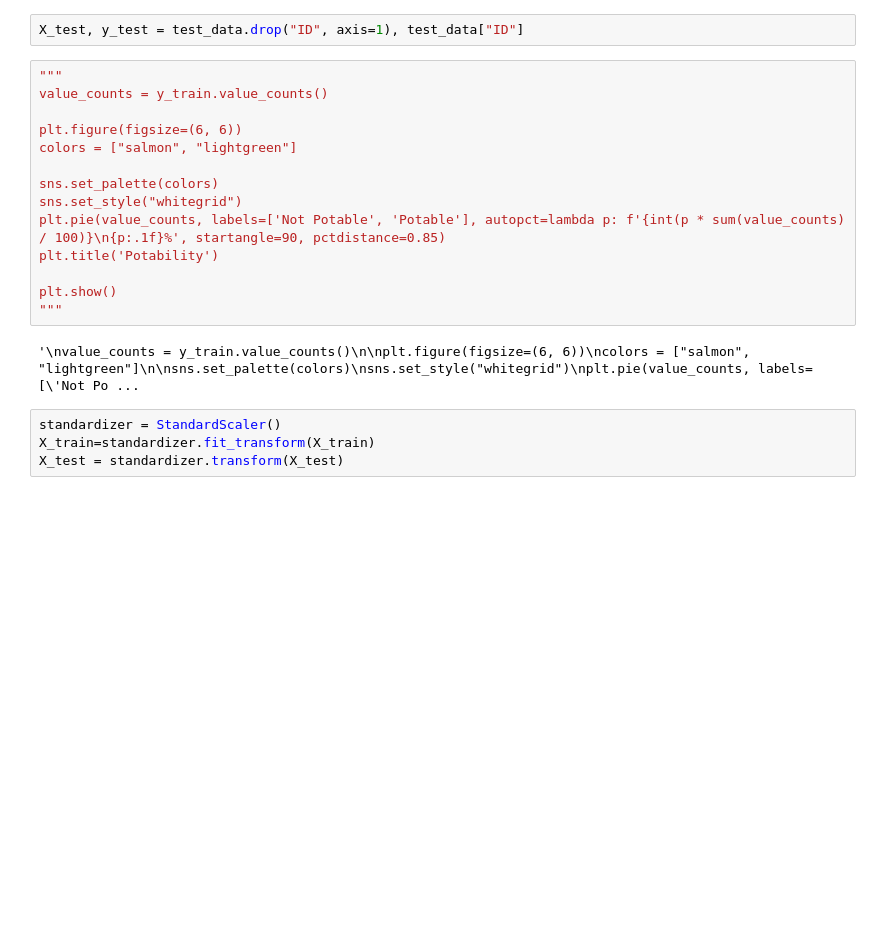
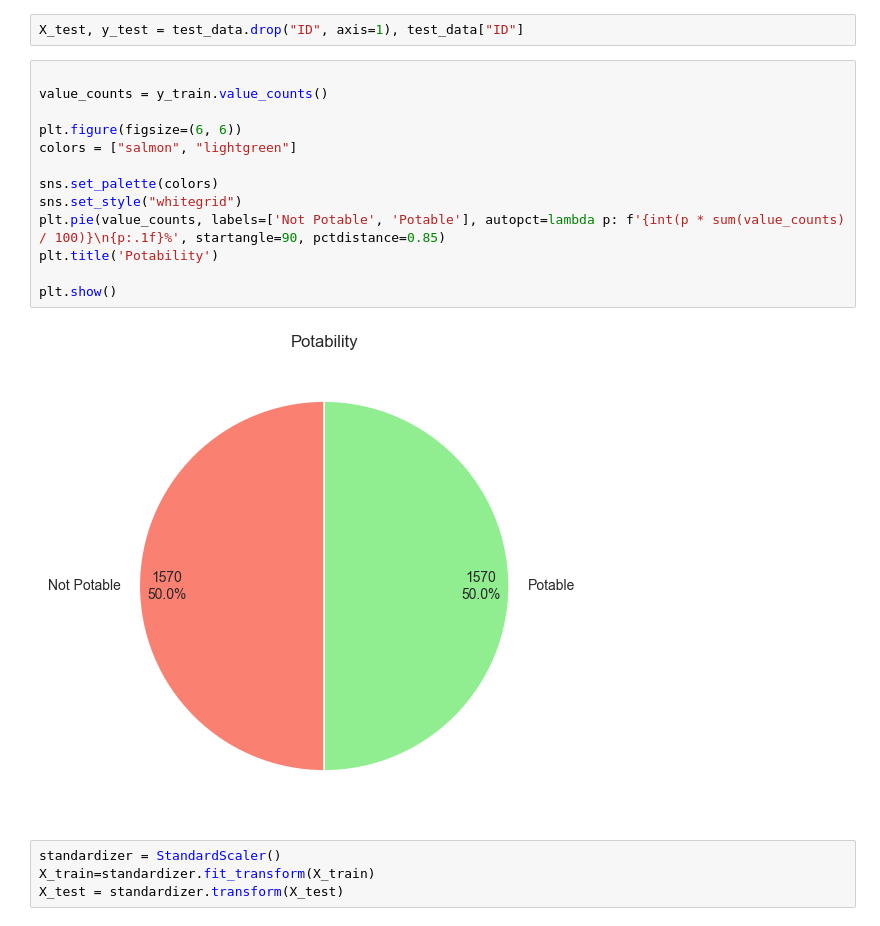
Before and after one commit to RuiPinto96274/backend-flask, a Jupyter notebook: traindata.ipynb, the cells around one changed output. Cells and saved outputs as stored; diff of their text form; blank space fills up the shorter version.

```diff
--- a/traindata.ipynb
+++ b/traindata.ipynb
@@ -162,21 +129,20 @@ X_train, y_train = oversample.fit_resample(train_data.drop("Potability", axis=1)
 # %%
 X_test, y_test = test_data.drop("ID", axis=1), test_data["ID"]
 # %%
-"""
+
 value_counts = y_train.value_counts()
 
 plt.figure(figsize=(6, 6))
 colors = ["salmon", "lightgreen"]
 
 sns.set_palette(colors)
 sns.set_style("whitegrid")
 plt.pie(value_counts, labels=['Not Potable', 'Potable'], autopct=lambda p: f'{int(p * sum(value_counts) / 100)}\n{p:.1f}%', startangle=90, pctdistance=0.85)
 plt.title('Potability')
 
 plt.show()
-"""
 # %% [output]
-'\nvalue_counts = y_train.value_counts()\n\nplt.figure(figsize=(6, 6))\ncolors = ["salmon", "lightgreen"]\n\nsns.set_palette(colors)\nsns.set_style("whitegrid")\nplt.pie(value_counts, labels=[\'Not Po ...
+[figure, added]
 # %%
 standardizer = StandardScaler()
 X_train=standardizer.fit_transform(X_train)
```
Also changed, not shown: parts of 18 cells of this notebook, 1 other file.
